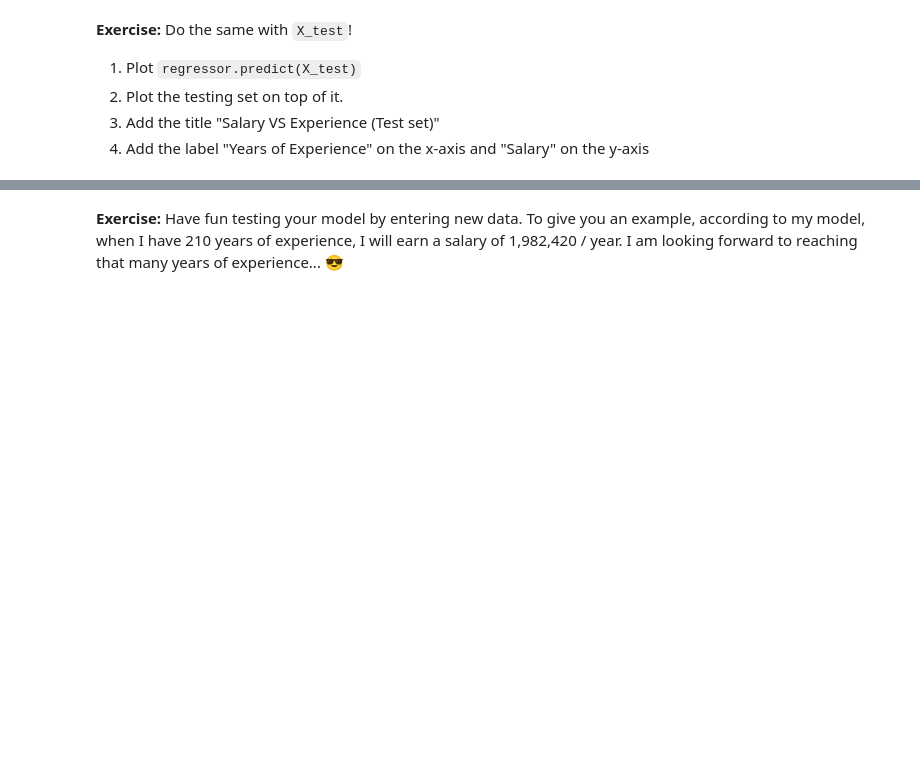
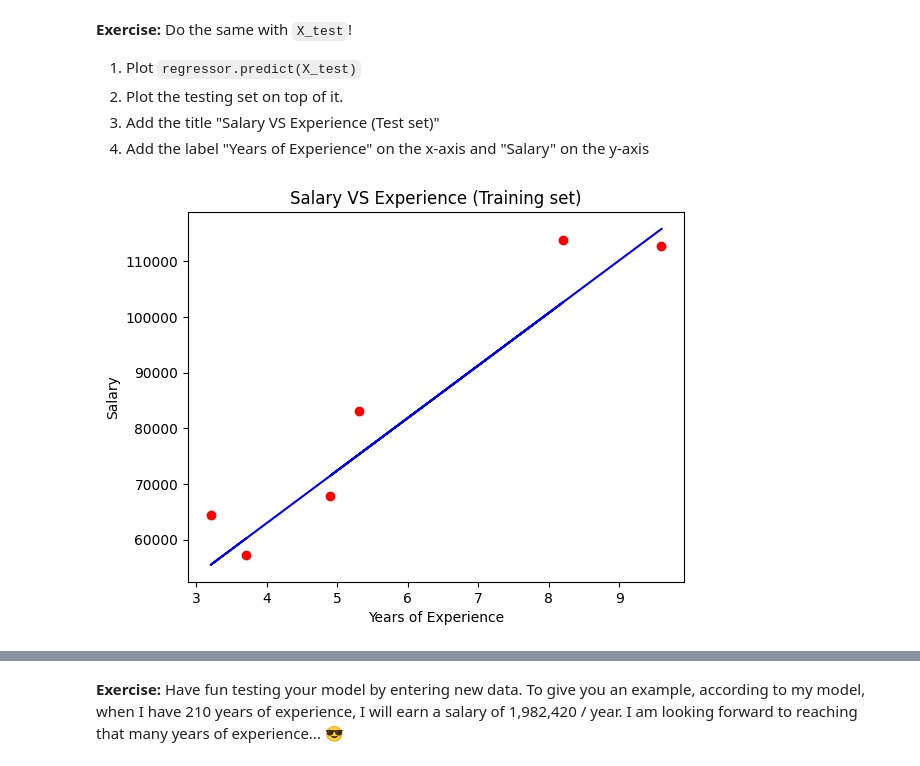
Before and after one commit to AdrienPiette/LGG-Thomas4, a Jupyter notebook: 02-TheHill/MachineLearningIntro/02-ModelingStructuredData/01-Regression/01-simple-linear-regression.ipynb, the cells around one changed output, grey strips where cells are left out. Drawn from its saved outputs; the diff is of its cells as text; code cells hidden in the pictures; blank space fills up the shorter version.

```diff
--- a/02-TheHill/MachineLearningIntro/02-ModelingStructuredData/01-Regression/01-simple-linear-regression.ipynb
+++ b/02-TheHill/MachineLearningIntro/02-ModelingStructuredData/01-Regression/01-simple-linear-regression.ipynb
@@ -227,6 +222,17 @@ The expected result should look like this:
 2. Plot the testing set on top of it.
 3. Add the title "Salary VS Experience (Test set)"
 4. Add the label "Years of Experience" on the x-axis and "Salary" on the y-axis
+# %%
+import matplotlib.pyplot as plt
+# Visualize the training set results
+plt.scatter(X_test, y_test, color='red')  # Plotting the actual training data
+plt.plot(X_test, model.predict(X_test), color='blue')  # Plotting the regression line
+plt.title('Salary VS Experience (Training set)')
+plt.xlabel('Years of Experience')
+plt.ylabel('Salary')
+plt.show()
+# %% [output]
+[figure, added]
 # %% [markdown]
 The expected result should look like this:
 
```
Also changed, not shown: parts of 9 cells of this notebook, 2 other files.
